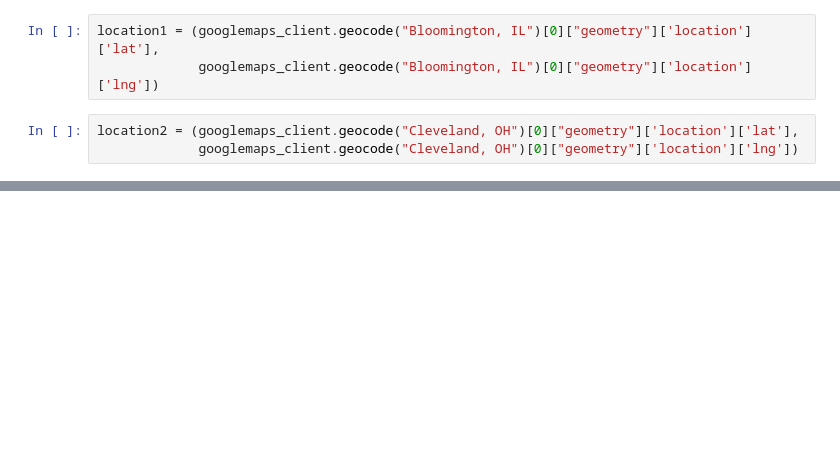
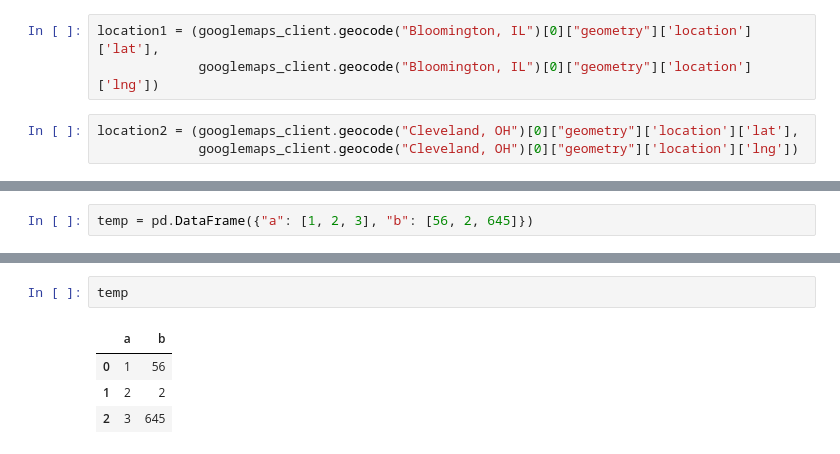
Before and after one commit to davidmohammadi/TripWeatherPlanner, a Jupyter notebook: exploring_google_maps_api.ipynb, the cells around one changed output, grey strips where cells are left out. Drawn from its saved outputs; the diff is of its cells as text; blank space fills up the shorter version.

```diff
--- a/exploring_google_maps_api.ipynb
+++ b/exploring_google_maps_api.ipynb
@@ -61,0 +173,2 @@ direction_route_info['legs'][0]['duration']['text']
+# %%
+temp = pd.DataFrame({"a": [1, 2, 3], "b": [56, 2, 645]})
@@ -61,0 +188,7 @@ direction_route_info['legs'][0]['duration']['text']
+# %%
+temp
+# %% [output]
+|  | a | b |
+| 0 | 1 | 56 |
+| 1 | 2 | 2 |
+| 2 | 3 | 645 |
```
Also changed, not shown: parts of 37 cells of this notebook.
